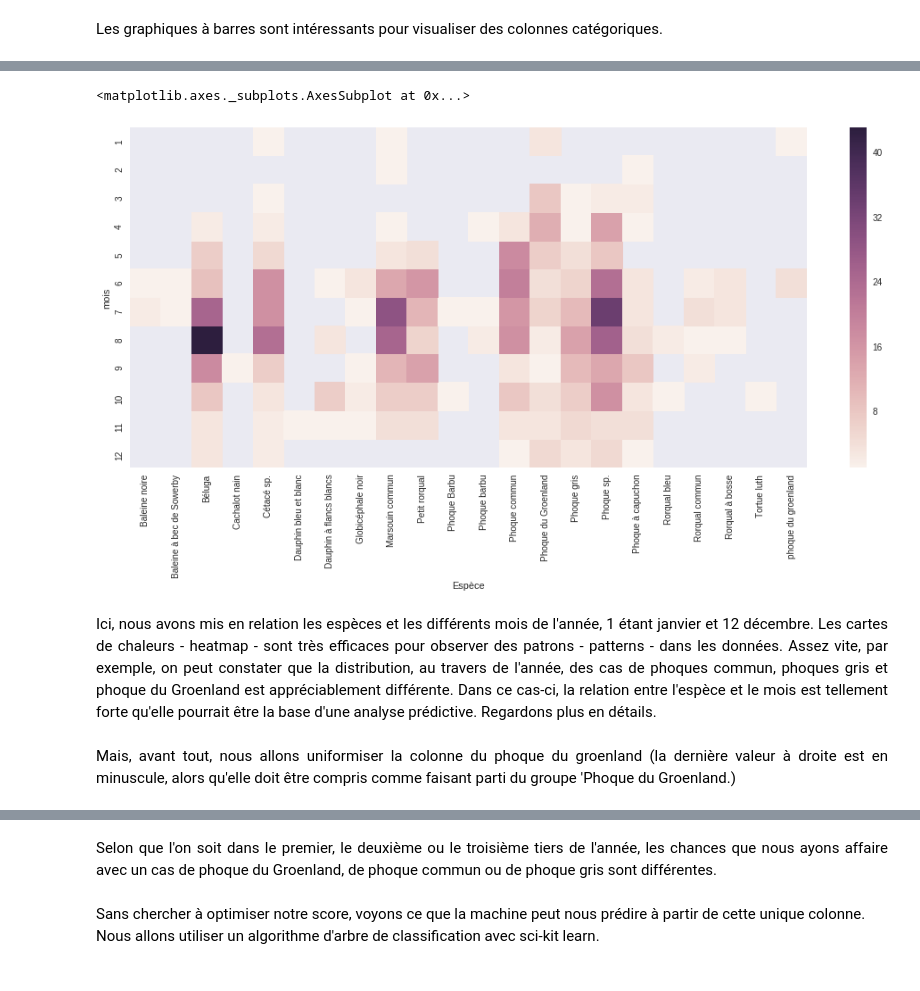
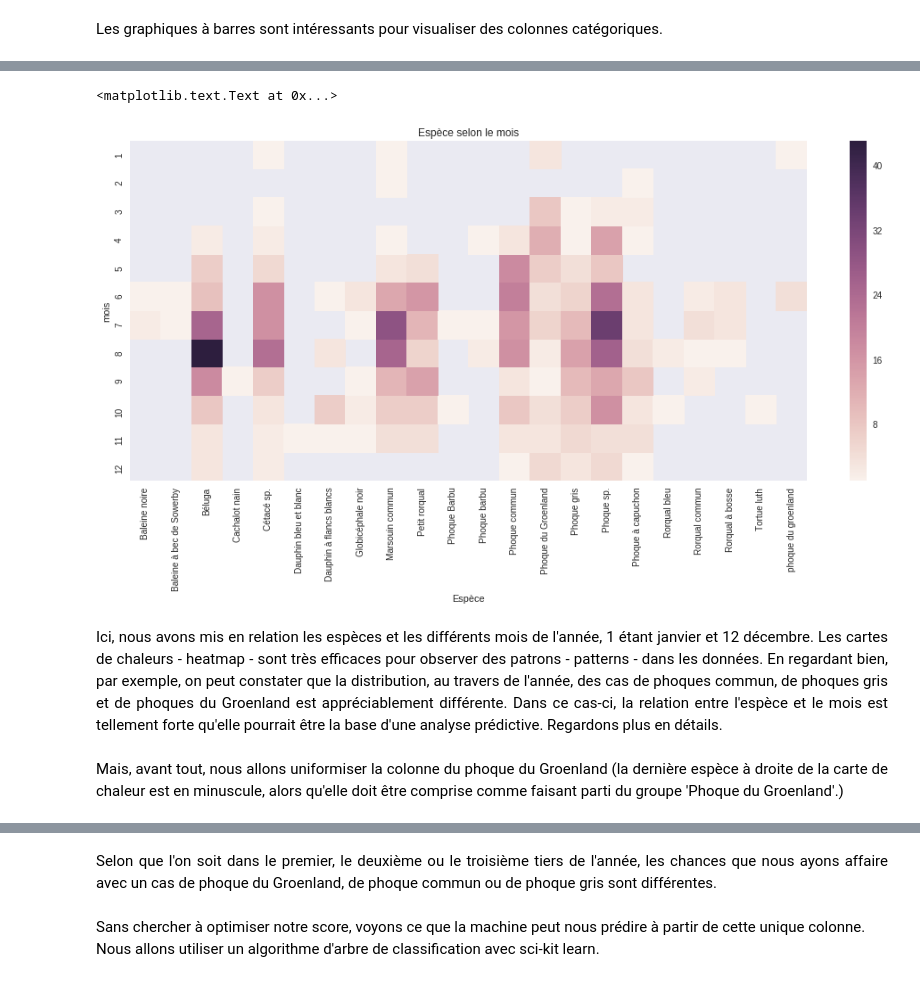
Before and after one commit to aubertsigouin/ogsl, a Jupyter notebook: OGSL.ipynb, the cells around one changed output, grey strips where cells are left out. Saved outputs shown, nothing was run; the diff lists cells and outputs as text; code cells hidden in the pictures.

```diff
--- a/OGSL.ipynb
+++ b/OGSL.ipynb
@@ -189,10 +211,9 @@ from plotly import tools
 from plotly.offline import init_notebook_mode, plot, iplot
 init_notebook_mode()
 
+
 col = ("Nombre d'individus", "Indice de position")
-
 bar = []
-
 mean_list = []
 
 for x in range(len(col)):
@@ -200,7 +221,8 @@ for x in range(len(col)):
         go.Bar(
             x= rqumm_df_without_outliers.groupby(by=[col[x]]).count().index,
             y= rqumm_df_without_outliers.groupby(by=[col[x]]).count().ix[:,0],
-            name = col[x]
+            name = col[x],
+            showlegend=False
         )
     )
     mean_list.append(np.mean(rqumm_df_without_outliers[col[x]]))
@@ -213,7 +235,7 @@ figure.append_trace(bar[1], 1, 2)
 figure['layout'].update(
     height=600,
     width=900,
-    title="Distribution des valeurs selon la colonne \n avec intégration d'annotations",
+    title="Distribution du nombre d'individus et de l'indice de position \n avec intégration d'annotations",
     annotations=[
         dict(
             x=mean_list[0],
@@ -269,9 +291,19 @@ for x in range(len(col)):
 
 figure = tools.make_subplots(rows=2, cols=2, subplot_titles=col)
 
-trace_pos = [[0,1,1],[1,1,2],[2,2,1],[3,2,2]]
+trace_pos = [
+    [0,1,1],[1,1,2],
+    [2,2,1],[3,2,2]
+]
+
 for x in range(len(trace_pos)):
-    figure.append_trace(bar[trace_pos[x][0]], trace_pos[x][1], trace_pos[x][2])
+    figure.append_trace(
+        bar[
+            trace_pos[x][0]
+        ],
+        trace_pos[x][1],
+        trace_pos[x][2]
+    )
 
 figure['layout'].update(
     height=1000,
@@ -319,13 +354,15 @@ rqumm_df_without_outliers['mois'] = list(
     )
 )
 # %%
+#-- Croiser la colonne 'mois' avec la colonne 'Espèce' --#
 ax = plt.figure(figsize=(17,7))
 sns.heatmap(rqumm_df_without_outliers.groupby(['mois',"Espèce"])["Espèce"].count().unstack())
+plt.title('Espèce selon le mois')
 # %% [output]
-<matplotlib.axes._subplots.AxesSubplot at 0x...>
+<matplotlib.text.Text at 0x...>
-[figure, old version]
+[figure, new version]
 # %% [markdown]
-<div style="text-align: justify"> <span style="color: black; font-family: Babas Neue; font-size: 1em;"> Ici, nous avons mis en relation les espèces et les différents mois de l'année, 1 étant janvier et 12 décembre. Les cartes de chaleurs - heatmap - sont très efficaces pour observer des patrons - patterns - dans les données. Assez vite, par exemple, on peut constater que la distribution, au travers de l'année, des cas de phoques commun, phoques gris et phoque du Groenland est appréciablement différente. Dans ce cas-ci, la relation entre l'espèce et le mois est tellement forte qu'elle pourrait être la base d'une analyse prédictive. Regardons plus en détails. <br><br>Mais, avant tout, nous allons uniformiser la colonne du phoque du groenland (la dernière valeur à droite est en minuscule, alors qu'elle doit être compris comme faisant parti du groupe 'Phoque du Groenland.)
+<div style="text-align: justify"> <span style="color: black; font-family: Babas Neue; font-size: 1em;"> Ici, nous avons mis en relation les espèces et les différents mois de l'année, 1 étant janvier et 12 décembre. Les cartes de chaleurs - heatmap - sont très efficaces pour observer des patrons - patterns - dans les données. En regardant bien, par exemple, on peut constater que la distribution, au travers de l'année, des cas de phoques commun, de phoques gris et de phoques du Groenland est appréciablement différente. Dans ce cas-ci, la relation entre l'espèce et le mois est tellement forte qu'elle pourrait être la base d'une analyse prédictive. Regardons plus en détails. <br><br>Mais, avant tout, nous allons uniformiser la colonne du phoque du Groenland (la dernière espèce à droite de la carte de chaleur est en minuscule, alors qu'elle doit être comprise comme faisant parti du groupe 'Phoque du Groenland'.)
 </span></div>
 # %%
 for x in range(len(rqumm_df_without_outliers)):
```
Also changed, not shown: parts of 54 cells of this notebook, 2 other files.
